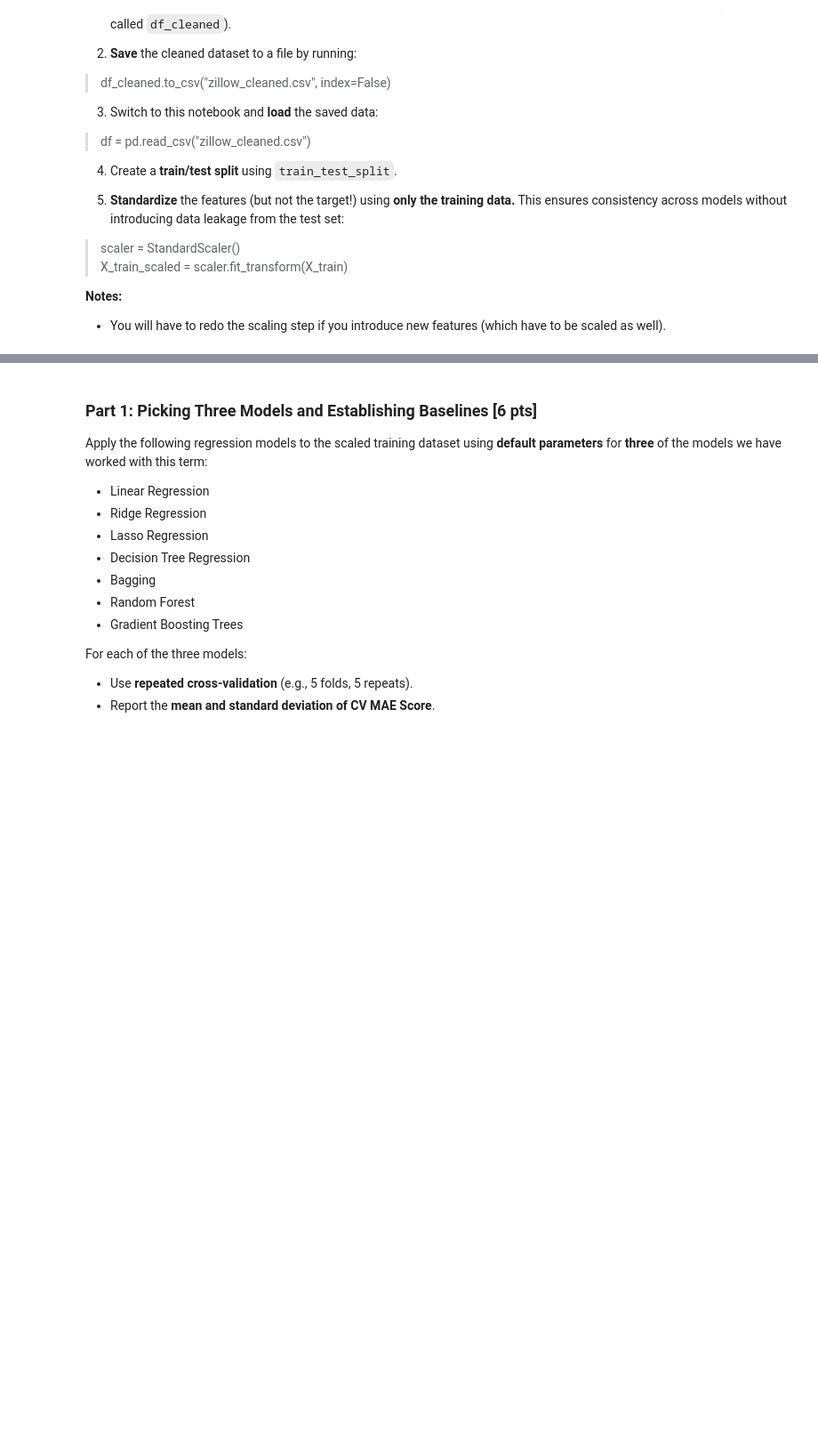
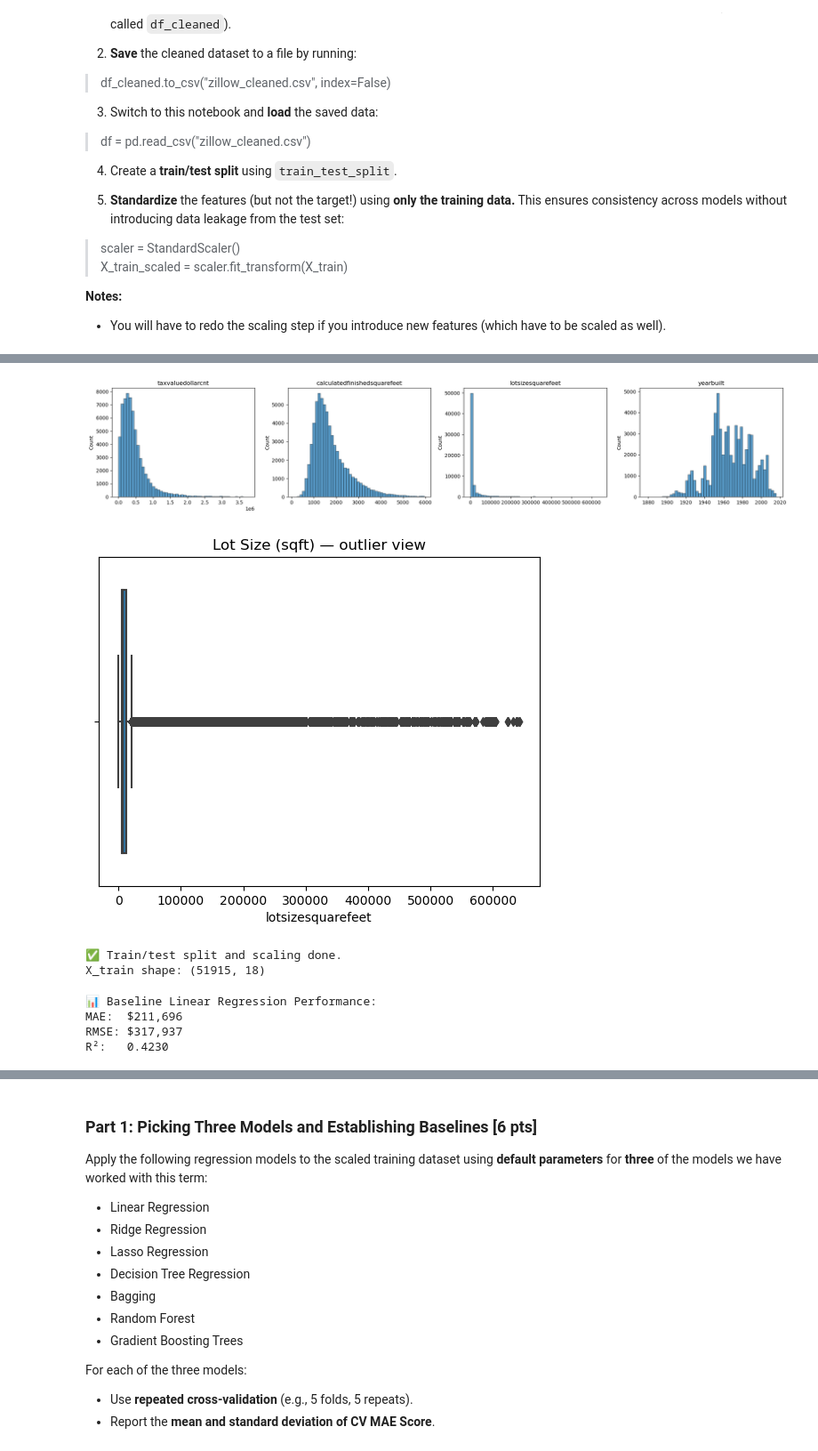
Before and after one commit to tetianakravchuk/MilestoneOneMachineLearning, a Jupyter notebook: Milestone_02.ipynb, the cells around one changed output, grey strips where cells are left out. Shown at 89% size. Drawn from its saved outputs; the diff is of its cells as text; code cells hidden in the pictures; blank space fills up the shorter version.

```diff
--- a/Milestone_02.ipynb
+++ b/Milestone_02.ipynb
@@ -182,0 +159,70 @@ X_test_transformed shape: (12979, 33)
+# %%
+import seaborn as sns
+import matplotlib.pyplot as plt
+
+features_to_check = [
+    "taxvaluedollarcnt",
+    "calculatedfinishedsquarefeet",
+    "lotsizesquarefeet",
+    "yearbuilt"
+]
+
+fig, axs = plt.subplots(1, 4, figsize=(20, 4))
+for ax, col in zip(axs, features_to_check):
+    sns.histplot(df[col], bins=50, ax=ax, kde=False)
+    ax.set_title(col)
+    ax.set_xlabel(None)
+plt.tight_layout()
+plt.show()
+
+sns.boxplot(x=df["lotsizesquarefeet"])
+plt.title("Lot Size (sqft) — outlier view")
+plt.show()
+# %% [output]
+[figure, added]
+[figure, added]
+# %%
+from sklearn.model_selection import train_test_split
+from sklearn.preprocessing import StandardScaler
+
+target = "taxvaluedollarcnt"
+X = df.drop(columns=[target])
+y = df[target]
+
+
+X_train, X_test, y_train, y_test = train_test_split(
+    X, y, test_size=0.2, random_state=42
+)
+
+scaler = StandardScaler()
+X_train_scaled = scaler.fit_transform(X_train)
+X_test_scaled = scaler.transform(X_test)
+
+print("✅ Train/test split and scaling done.")
+print("X_train shape:", X_train.shape)
+# %% [output]
+✅ Train/test split and scaling done.
+X_train shape: (51915, 18)
+# %%
+from sklearn.linear_model import LinearRegression
+from sklearn.metrics import mean_absolute_error, mean_squared_error, r2_score
+import numpy as np
+
+lr = LinearRegression()
+lr.fit(X_train_scaled, y_train)
+
+y_pred = lr.predict(X_test_scaled)
+
+mae = mean_absolute_error(y_test, y_pred)
+rmse = np.sqrt(mean_squared_error(y_test, y_pred))  # ← fix here
+r2 = r2_score(y_test, y_pred)
+
+print("📊 Baseline Linear Regression Performance:")
+print(f"MAE:  ${mae:,.0f}")
+print(f"RMSE: ${rmse:,.0f}")
+print(f"R²:   {r2:.4f}")
+# %% [output]
+📊 Baseline Linear Regression Performance:
+MAE:  $211,696
+RMSE: $317,937
+R²:   0.4230
```
Also changed, not shown: parts of 66 cells of this notebook, 1 other file.
